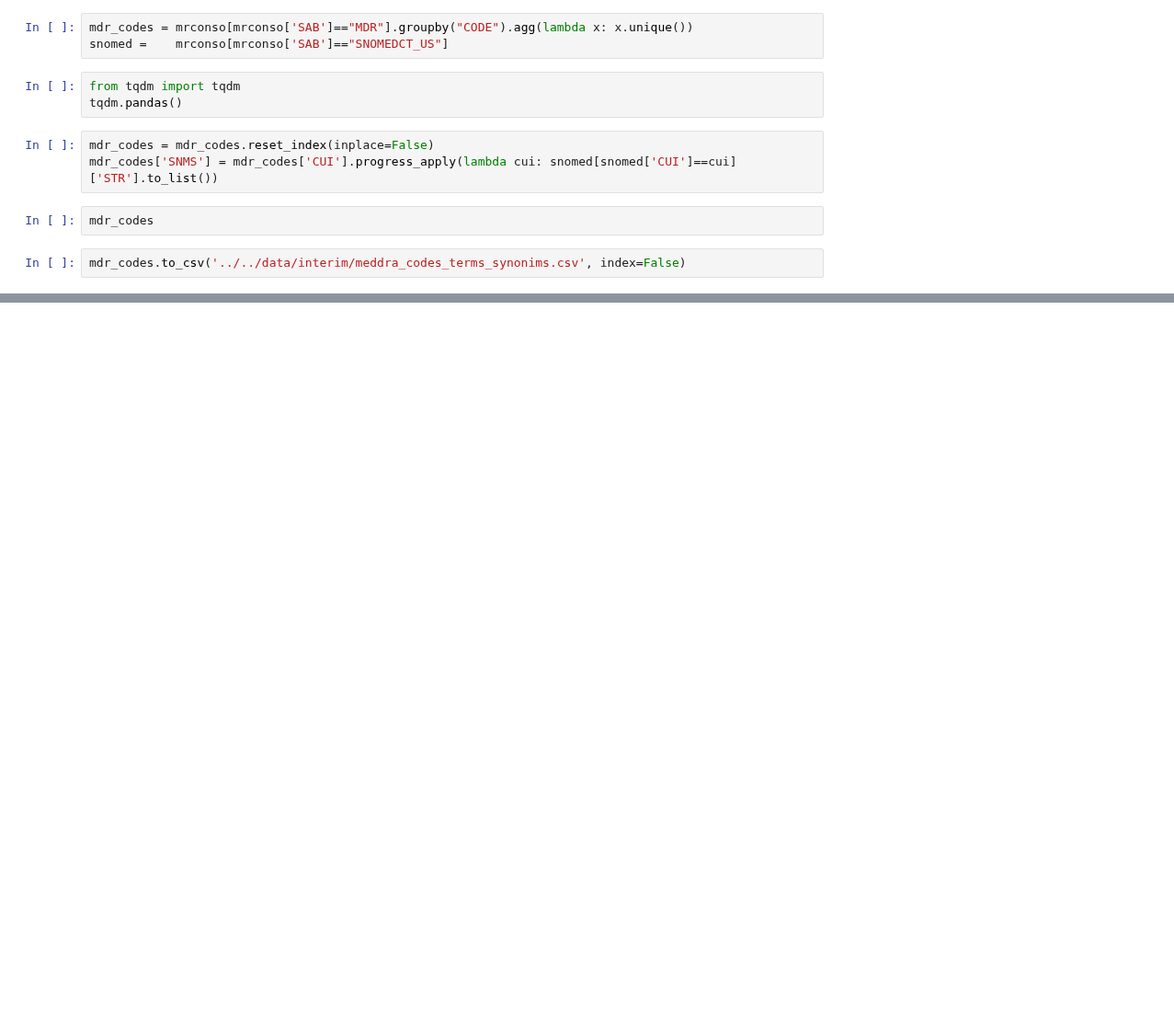
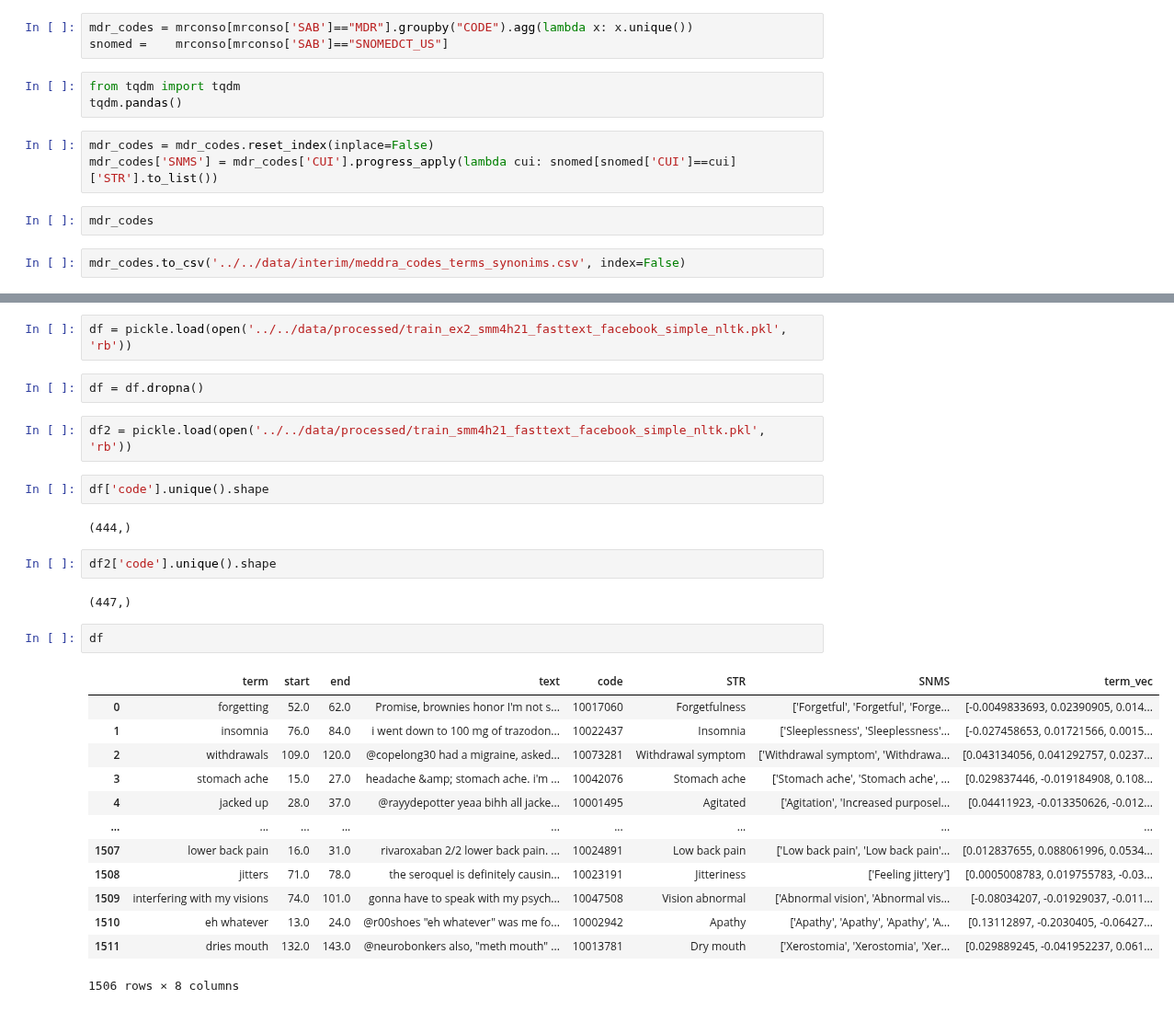
Before and after one commit to AlexKay28/MedConcNorm, a Jupyter notebook: notebooks/work_with_raw_data/get_train_test_csvs.ipynb, the cells around one changed output, grey strips where cells are left out. Shown at 92% size. Saved outputs shown, nothing was run; the diff lists cells and outputs as text; blank space fills up the shorter version.

```diff
--- a/notebooks/work_with_raw_data/get_train_test_csvs.ipynb
+++ b/notebooks/work_with_raw_data/get_train_test_csvs.ipynb
@@ -709,0 +629,30 @@ mdr_codes.to_csv('../../data/interim/meddra_codes_terms_synonims.csv', index=Fal
+# %%
+df = pickle.load(open('../../data/processed/train_ex2_smm4h21_fasttext_facebook_simple_nltk.pkl', 'rb'))
+# %%
+df = df.dropna()
+# %%
+df2 = pickle.load(open('../../data/processed/train_smm4h21_fasttext_facebook_simple_nltk.pkl', 'rb'))
+# %%
+df['code'].unique().shape
+# %% [output]
+(444,)
+# %%
+df2['code'].unique().shape
+# %% [output]
+(447,)
+# %%
+df
+# %% [output]
+|  | term | start | end | text | code | STR | SNMS | term_vec |
+| 0 | forgetting | 52.0 | 62.0 | Promise, brownies honor I'm not s... | 10017060 | Forgetfulness | ['Forgetful', 'Forgetful', 'Forge... | [-0.0049833693, 0.02390905, 0.014... |
+| 1 | insomnia | 76.0 | 84.0 | i went down to 100 mg of trazodon... | 10022437 | Insomnia | ['Sleeplessness', 'Sleeplessness'... | [-0.027458653, 0.01721566, 0.0015... |
+| 2 | withdrawals | 109.0 | 120.0 | @copelong30 had a migraine, asked... | 10073281 | Withdrawal symptom | ['Withdrawal symptom', 'Withdrawa... | [0.043134056, 0.041292757, 0.0237... |
+| 3 | stomach ache | 15.0 | 27.0 | headache &amp; stomach ache. i'm ... | 10042076 | Stomach ache | ['Stomach ache', 'Stomach ache', ... | [0.029837446, -0.019184908, 0.108... |
+| 4 | jacked up | 28.0 | 37.0 | @rayydepotter yeaa bihh all jacke... | 10001495 | Agitated | ['Agitation', 'Increased purposel... | [0.04411923, -0.013350626, -0.012... |
+| ... | ... | ... | ... | ... | ... | ... | ... | ... |
+| 1507 | lower back pain | 16.0 | 31.0 | rivaroxaban 2/2 lower back pain. ... | 10024891 | Low back pain | ['Low back pain', 'Low back pain'... | [0.012837655, 0.088061996, 0.0534... |
+| 1508 | jitters | 71.0 | 78.0 | the seroquel is definitely causin... | 10023191 | Jitteriness | ['Feeling jittery'] | [0.0005008783, 0.019755783, -0.03... |
+| 1509 | interfering with my visions | 74.0 | 101.0 | gonna have to speak with my psych... | 10047508 | Vision abnormal | ['Abnormal vision', 'Abnormal vis... | [-0.08034207, -0.01929037, -0.011... |
+| 1510 | eh whatever | 13.0 | 24.0 | @r00shoes "eh whatever" was me fo... | 10002942 | Apathy | ['Apathy', 'Apathy', 'Apathy', 'A... | [0.13112897, -0.2030405, -0.06427... |
+| 1511 | dries mouth | 132.0 | 143.0 | @neurobonkers also, "meth mouth" ... | 10013781 | Dry mouth | ['Xerostomia', 'Xerostomia', 'Xer... | [0.029889245, -0.041952237, 0.061... |
+1506 rows × 8 columns
```
Also changed, not shown: parts of 44 cells of this notebook, 5 other files.
